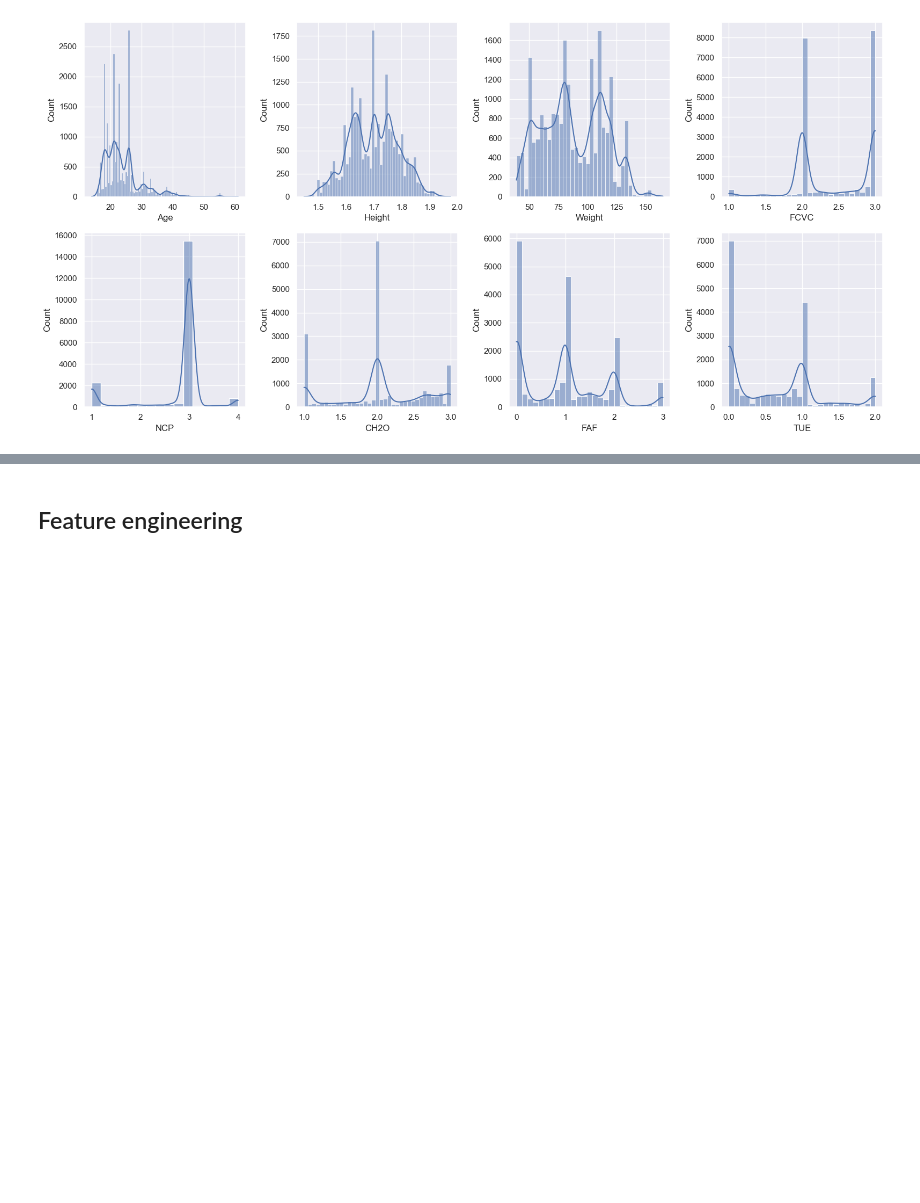
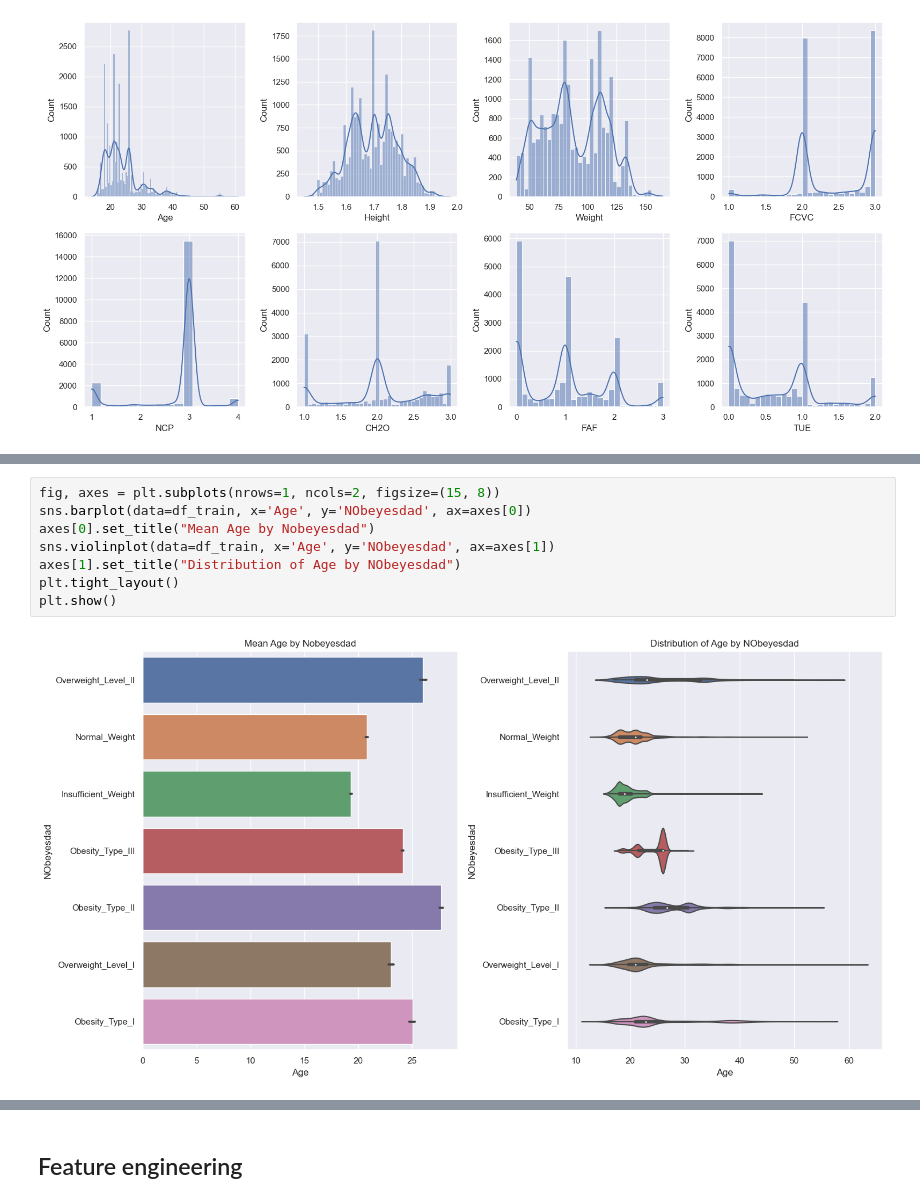
Before and after one commit to lu-julia/data-science-projects, a Jupyter notebook: Obesity Risk Prediction/obesity_risk_prediction.ipynb, the cells around one changed output, grey strips where cells are left out. Drawn from its saved outputs; the diff is of its cells as text; blank space fills up the shorter version.

```diff
--- a/Obesity Risk Prediction/obesity_risk_prediction.ipynb
+++ b/Obesity Risk Prediction/obesity_risk_prediction.ipynb
@@ -193,0 +201,10 @@ plt.show()
+# %%
+fig, axes = plt.subplots(nrows=1, ncols=2, figsize=(15, 8))
+sns.barplot(data=df_train, x='Age', y='NObeyesdad', ax=axes[0])
+axes[0].set_title("Mean Age by Nobeyesdad")
+sns.violinplot(data=df_train, x='Age', y='NObeyesdad', ax=axes[1])
+axes[1].set_title("Distribution of Age by NObeyesdad")
+plt.tight_layout()
+plt.show()
+# %% [output]
+[figure, added]
```
Also changed, not shown: parts of 19 cells of this notebook.
